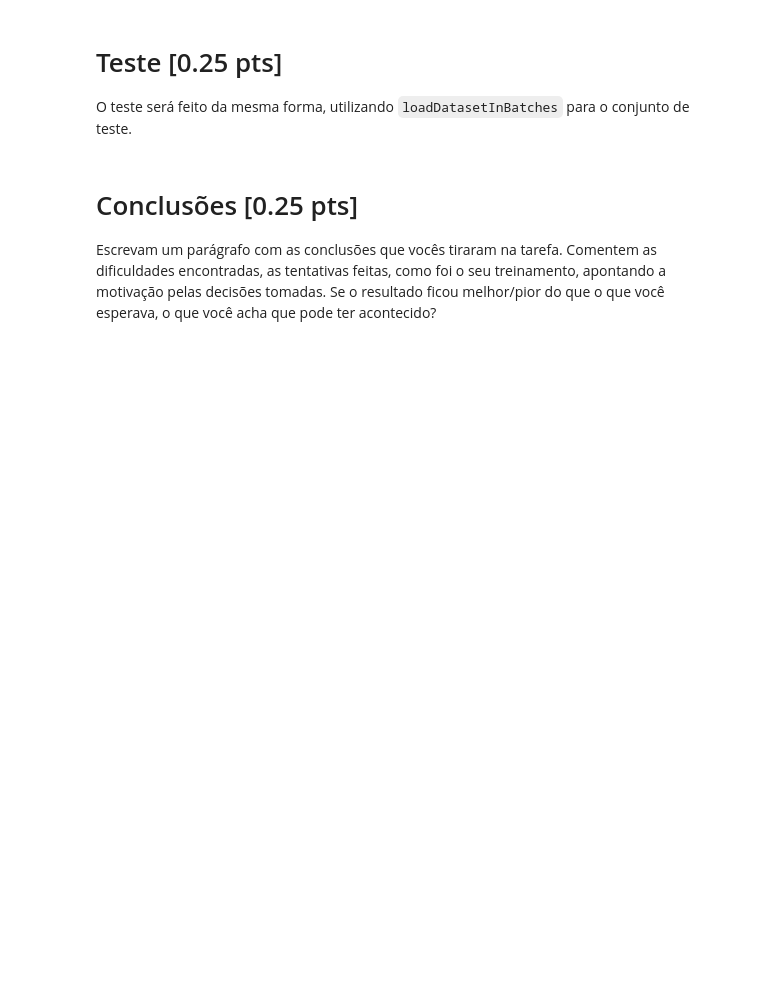
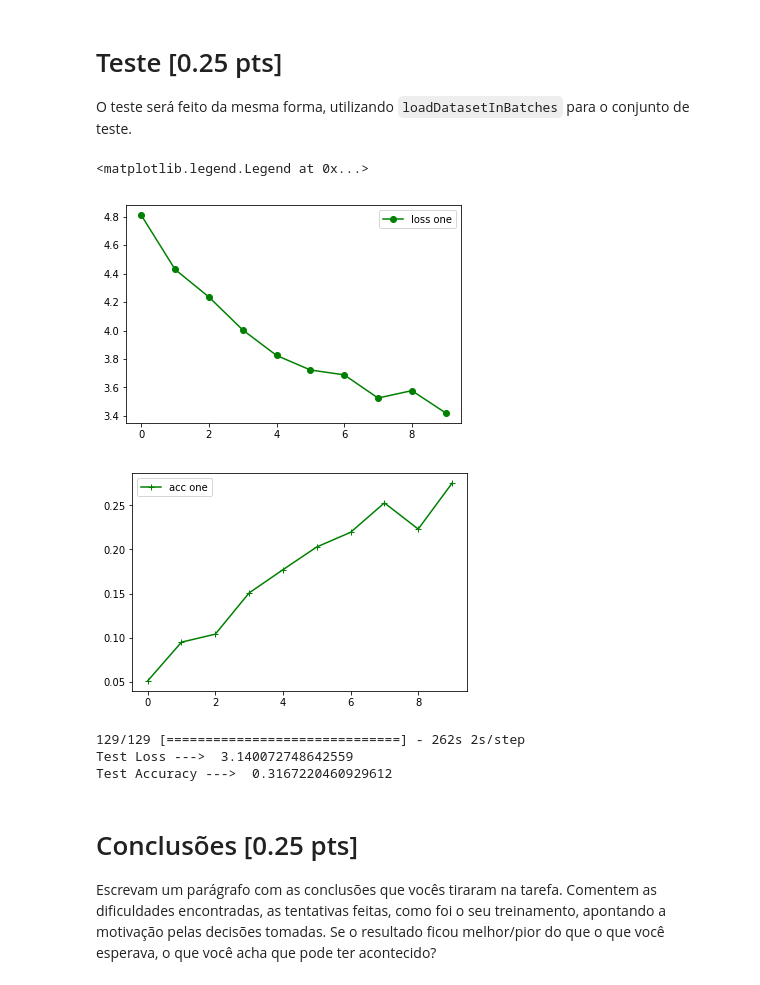
Before and after one commit to carlosefernandes/INF0718-trabalho3, a Jupyter notebook: Tarefa03.ipynb, the cells around one changed output. Cells and saved outputs as stored; diff of their text form; code cells hidden in the pictures; blank space fills up the shorter version.

```diff
--- a/Tarefa03.ipynb
+++ b/Tarefa03.ipynb
@@ -269,6 +269,7 @@ Freeze layers up until  fire6/concat
 # %%
 # CARLOS BEGIN
 from keras.layers.core import Flatten, Dense
+from keras import regularizers
 
 # Definir o modelo base da squeezeNet
 squeezeNetModel = SqueezeNet((227,227,3))
@@ -291,9 +292,15 @@ x = GlobalAveragePooling2D()(x)
 #x = Convolution2D(nbClasses, (1,1), padding='valid', name='conv11_new')(x)
 #x = Activation('softmax', name='relu_conv11_new')(x)
 
+#x = Dense(1000, activation='relu',kernel_regularizer=regularizers.l2(0.01),
+#                   activity_regularizer=regularizers.l1(0.01))(x)
+x = Dropout(0.25)(x)
+x = BatchNormalization()(x)
+#x = MaxPooling2D()(x)
 #x = Flatten()(x)
 
-x = Dense(nbClasses, activation='softmax')(x)
+x = Dense(nbClasses, activation='softmax',kernel_regularizer=regularizers.l2(0.01),
+                   activity_regularizer=regularizers.l1(0.01))(x)
 
 # Não se esqueça de definir o nome modelo, onde baseSqueezeNetModel
 # é o modelo base da Squeeze que vc definiu ali em cima
@@ -316,7 +323,7 @@ Para mais informações sobre o fit_generator e seus parâmetros, [acesse a docu
 model.compile(loss='categorical_crossentropy', optimizer='adam', metrics=['accuracy']) # CARLOS
 # %%
 #Definir tamanho do batch e número de épocas
-batch_size = 83 #CARLOS
+batch_size = 42 #CARLOS
 epochs = 10 #CARLOS
 
 #Criação dos generators
@@ -324,7 +331,7 @@ trainGenerator = loadDatasetInBatches(split='train', batch_size = batch_size)
 valGenerator = loadDatasetInBatches(split='val', batch_size = batch_size)
 
 #Fit nos dados
-model.fit_generator(trainGenerator,
+history = model.fit_generator(trainGenerator,
                     steps_per_epoch= int(trainSetSize / batch_size),
                     epochs = epochs,
                     validation_data = valGenerator,
@@ -340,6 +360,28 @@ Epoch 4/10
 # %% [markdown]
 # Teste [0.25 pts]
 O teste será feito da mesma forma, utilizando `loadDatasetInBatches` para o conjunto de teste.
+# %%
+import pandas as pd
+
+def plot_loss_accuracy(history):
+    historydf = pd.DataFrame(history.history, index=history.epoch)
+    plt.figure(figsize=(8, 6))
+    historydf.plot(ylim=(0, max(1, historydf.values.max())))
+    loss = history.history['loss'][-1]
+    acc = history.history['acc'][-1]
+    plt.title('Loss: %.3f, Accuracy: %.3f' % (loss, acc))
+
+fig1, ax1 = plt.subplots()
+plt.plot(range(epochs),history.history['val_loss'],'go-', label='loss one')
+plt.legend()
+
+fig2, ax2 = plt.subplots() # two axes on figure
+plt.plot(range(epochs),history.history['val_acc'], '-g+',  label='acc one')
+plt.legend()
+# %% [output]
+<matplotlib.legend.Legend at 0x...>
+[figure, added]
+[figure, added]
 # %%
 #Criação do generator p/ o conjunto de teste
 testGenerator = loadDatasetInBatches(split='test', batch_size=batch_size)
@@ -351,6 +393,10 @@ metrics = model.evaluate_generator(testGenerator,
 
 print("Test Loss ---> ", metrics[0])
 print("Test Accuracy ---> ", metrics[1])    #Test is balanced, so Acc is normalized
+# %% [output]
+129/129 [==============================] - 262s 2s/step
+Test Loss --->  3.140072748642559
+Test Accuracy --->  0.3167220460929612
 # %% [markdown]
 # Conclusões  [0.25 pts]
 Escrevam um parágrafo com as conclusões que vocês tiraram na tarefa. Comentem as dificuldades encontradas, as tentativas feitas, como foi o seu treinamento, apontando a motivação pelas decisões tomadas. Se o resultado ficou melhor/pior do que o que você esperava, o que você acha que pode ter acontecido?
```
Also changed, not shown: parts of 2 cells of this notebook.
